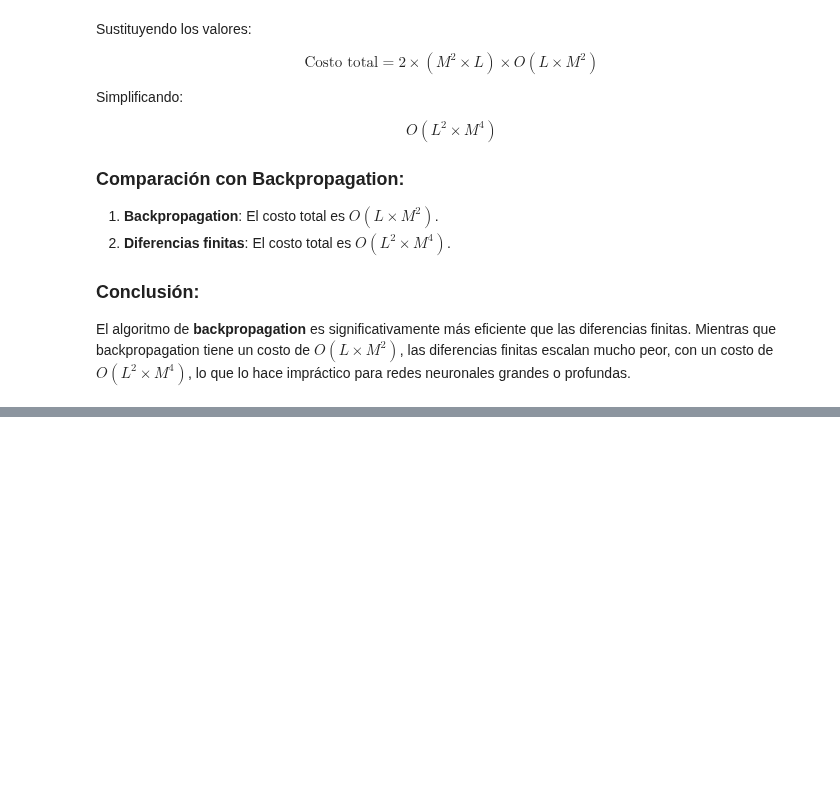
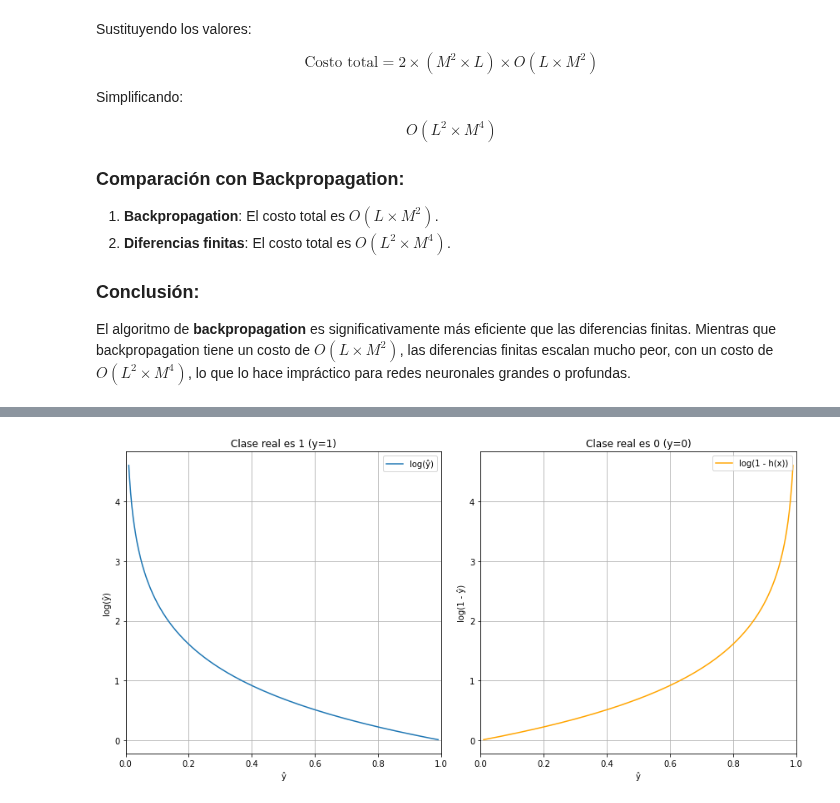
Before and after one commit to tmonreal/i302-Machine-Learning, a Jupyter notebook: Clases/09_Clase_9: Resolucion Parcial/resolucion_parcial.ipynb, the cells around one changed output, grey strips where cells are left out. Cells and saved outputs as stored; diff of their text form; code cells hidden in the pictures; blank space fills up the shorter version.

```diff
--- a/Clases/09_Clase_9: Resolucion Parcial/resolucion_parcial.ipynb
+++ b/Clases/09_Clase_9: Resolucion Parcial/resolucion_parcial.ipynb
@@ -374,0 +503,32 @@ El algoritmo de **backpropagation** es significativamente más eficiente que las
+# %%
+import matplotlib.pyplot as plt
+import numpy as np
+
+x_plot = np.linspace(0.01, 0.99, 500)
+
+cost_h = -np.log(x_plot)
+cost_1_minus_h = -np.log(1 - x_plot)
+
+plt.figure(figsize=(12, 6))
+plt.subplot(1, 2, 1)
+plt.plot(x_plot, cost_h, label='log(ŷ)')
+plt.title('Clase real es 1 (y=1)')
+plt.xlabel('ŷ')
+plt.ylabel('log(ŷ)')
+plt.xlim(0, 1)
+plt.grid(True)
+plt.legend()
+
+plt.subplot(1, 2, 2)
+plt.plot(x_plot, cost_1_minus_h, label='log(1 - h(x))', color='orange')
+plt.title('Clase real es 0 (y=0)')
+plt.xlabel('ŷ')
+plt.ylabel('log(1 - ŷ)')
+plt.xlim(0, 1)
+plt.grid(True)
+plt.legend()
+
+plt.tight_layout()
+plt.show()
+# %% [output]
+[figure, added]
```
Also changed, not shown: parts of 24 cells of this notebook.
